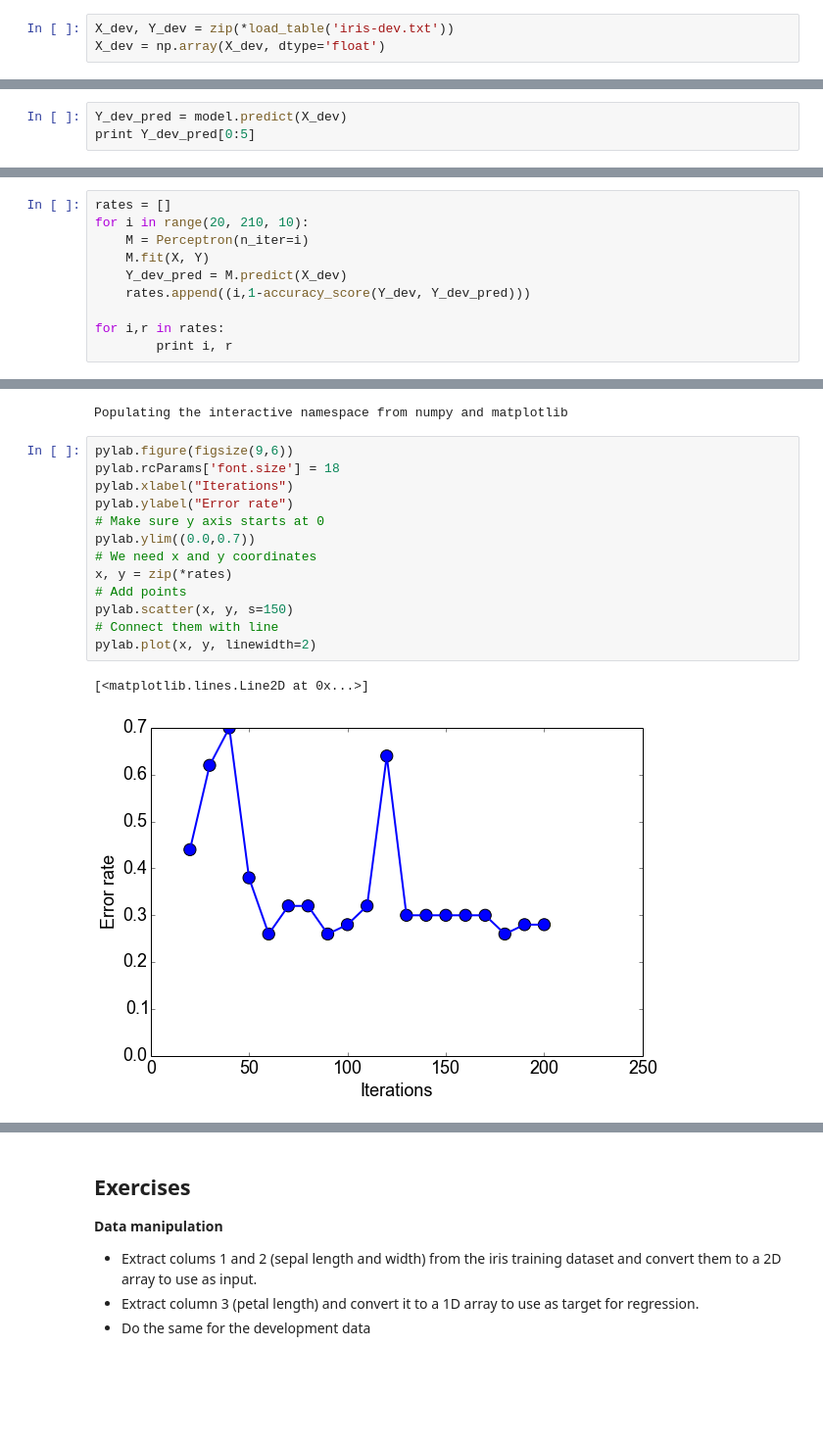
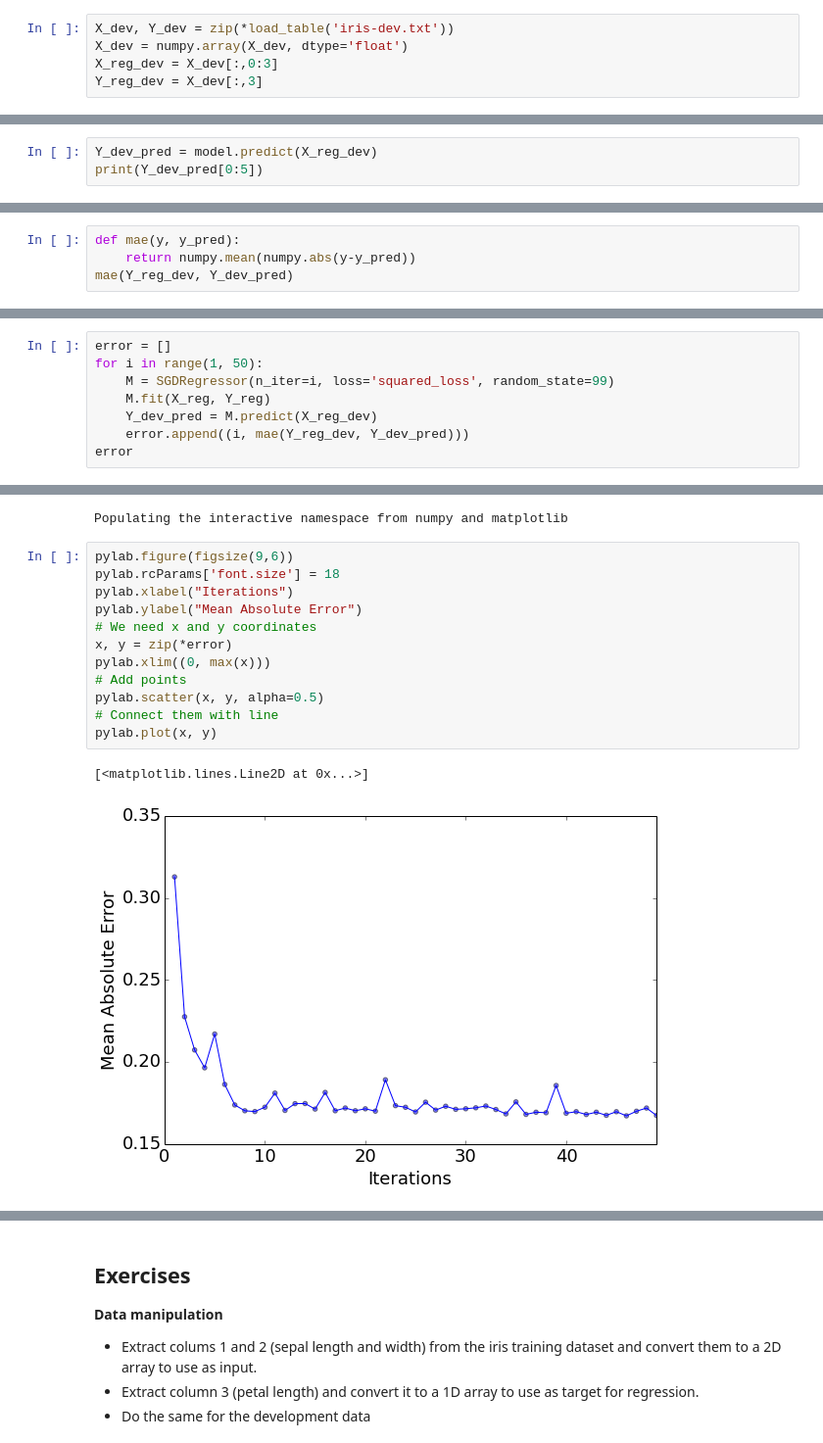
Before and after one commit to gchrupala/tutorials, a Jupyter notebook: numpy_sklearn.ipynb, the cells around one changed output, grey strips where cells are left out. Shown at 98% size. Drawn from its saved outputs; the diff is of its cells as text; blank space fills up the shorter version.

Commit message:
Numpy/sklearn tutorial

```diff
--- a/numpy_sklearn.ipynb
+++ b/numpy_sklearn.ipynb
@@ -153,10 +164,12 @@ Perceptron(alpha=0.0001, class_weight=None, eta0=1.0, fit_intercept=True,
 Once the model is trained, we can predict targets for new data. Let's load the developement data:
 # %%
 X_dev, Y_dev = zip(*load_table('iris-dev.txt'))
-X_dev = np.array(X_dev, dtype='float')
+X_dev = numpy.array(X_dev, dtype='float')
+X_reg_dev = X_dev[:,0:3]
+Y_reg_dev = X_dev[:,3]
 # %% [markdown]
 And get predictions for X_dev:
 # %%
-Y_dev_pred = model.predict(X_dev)
-print Y_dev_pred[0:5]
+Y_dev_pred = model.predict(X_reg_dev)
+print(Y_dev_pred[0:5])
 # %% [output]
@@ -176,0 +185,4 @@ print 1-accuracy_score(Y_dev, Y_dev_pred)
+# %%
+def mae(y, y_pred):
+    return numpy.mean(numpy.abs(y-y_pred))
+mae(Y_reg_dev, Y_dev_pred)
@@ -179,11 +193,9 @@ Our model is not doing well. Let's check how many iterations get the lowest erro
 # %%
-rates = []
-for i in range(20, 210, 10):
-    M = Perceptron(n_iter=i)
-    M.fit(X, Y)
-    Y_dev_pred = M.predict(X_dev)
-    rates.append((i,1-accuracy_score(Y_dev, Y_dev_pred)))
-
-for i,r in rates:
-        print i, r
+error = []
+for i in range(1, 50):
+    M = SGDRegressor(n_iter=i, loss='squared_loss', random_state=99)
+    M.fit(X_reg, Y_reg)
+    Y_dev_pred = M.predict(X_reg_dev)
+    error.append((i, mae(Y_reg_dev, Y_dev_pred)))
+error
 # %% [output]
@@ -218,16 +228,15 @@ Populating the interactive namespace from numpy and matplotlib
 # %%
 pylab.figure(figsize(9,6))
 pylab.rcParams['font.size'] = 18
 pylab.xlabel("Iterations")
-pylab.ylabel("Error rate")
-# Make sure y axis starts at 0
-pylab.ylim((0.0,0.7))
+pylab.ylabel("Mean Absolute Error")
 # We need x and y coordinates
-x, y = zip(*rates)
+x, y = zip(*error)
+pylab.xlim((0, max(x)))
 # Add points
-pylab.scatter(x, y, s=150)
+pylab.scatter(x, y, alpha=0.5)
 # Connect them with line
-pylab.plot(x, y, linewidth=2)
+pylab.plot(x, y)
 # %% [output]
 [<matplotlib.lines.Line2D at 0x...>]
-[figure, old version]
+[figure, new version]
```
Also changed, not shown: parts of 34 cells of this notebook.
